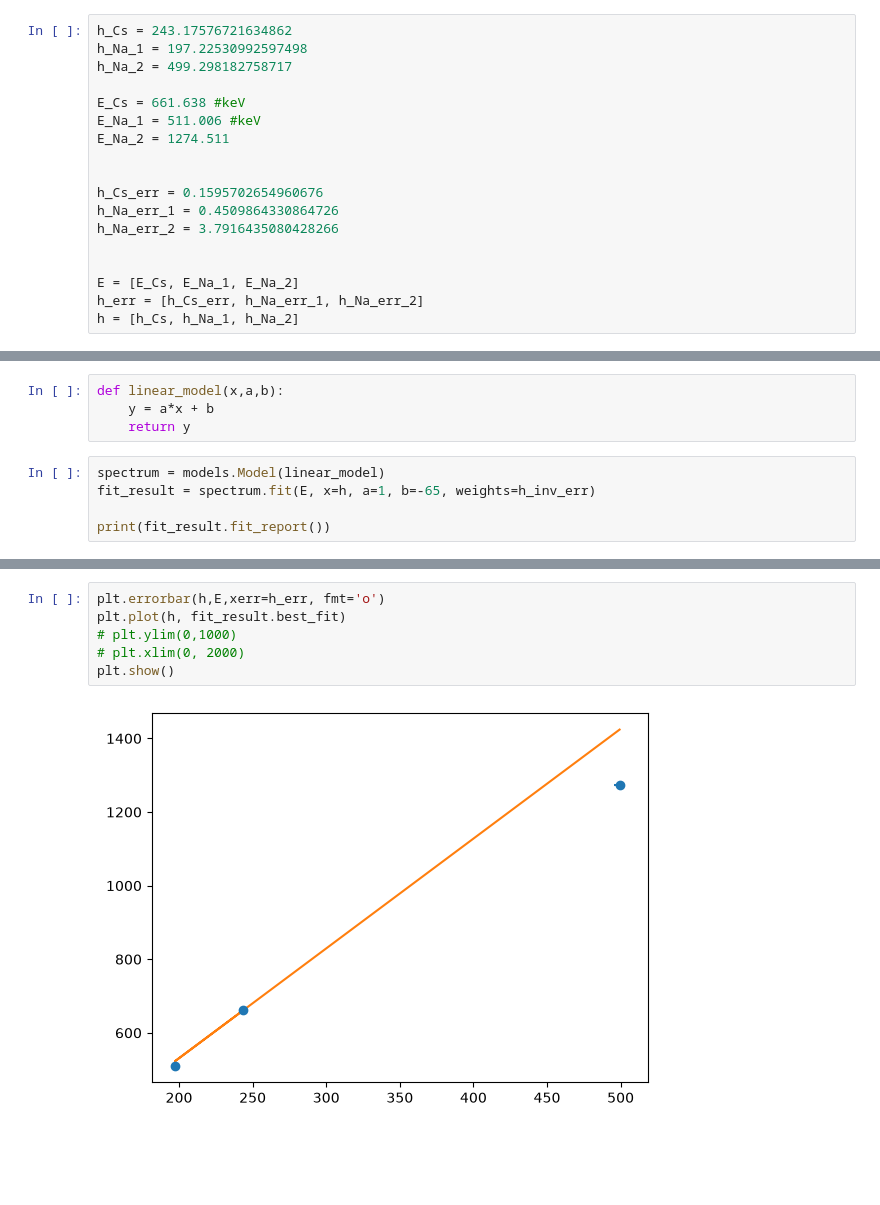
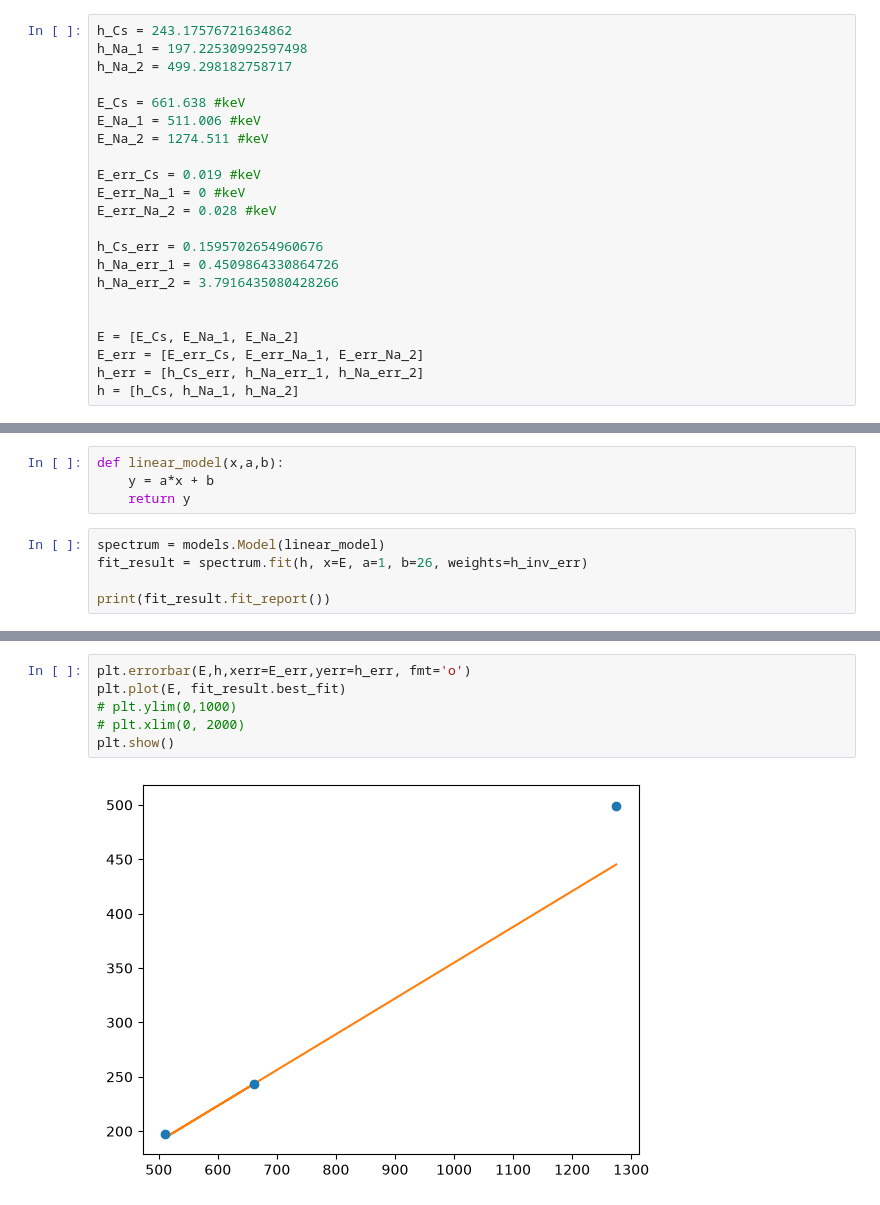
Before and after one commit to AmbervanEenennaam/practicum, a Jupyter notebook: ijking.ipynb, the cells around one changed output, grey strips where cells are left out. Cells and saved outputs as stored; diff of their text form; blank space fills up the shorter version.

```diff
--- a/ijking.ipynb
+++ b/ijking.ipynb
@@ -11,8 +11,11 @@ h_Na_2 = 499.298182758717
 
 E_Cs = 661.638 #keV
 E_Na_1 = 511.006 #keV
-E_Na_2 = 1274.511
+E_Na_2 = 1274.511 #keV
 
+E_err_Cs = 0.019 #keV
+E_err_Na_1 = 0 #keV
+E_err_Na_2 = 0.028 #keV
 
 h_Cs_err = 0.1595702654960676
 h_Na_err_1 = 0.4509864330864726
@@ -20,6 +23,7 @@ h_Na_err_2 = 3.7916435080428266
 
 
 E = [E_Cs, E_Na_1, E_Na_2]
+E_err = [E_err_Cs, E_err_Na_1, E_err_Na_2]
 h_err = [h_Cs_err, h_Na_err_1, h_Na_err_2]
 h = [h_Cs, h_Na_1, h_Na_2]
 # %%
@@ -33,7 +37,7 @@ def linear_model(x,a,b):
     return y
 # %%
 spectrum = models.Model(linear_model)
-fit_result = spectrum.fit(E, x=h, a=1, b=-65, weights=h_inv_err)
+fit_result = spectrum.fit(h, x=E, a=1, b=26, weights=h_inv_err)
 
 print(fit_result.fit_report())
 # %% [output]
@@ -57,8 +61,8 @@ print(fit_result.fit_report())
 # %%
-plt.errorbar(h,E,xerr=h_err, fmt='o')
-plt.plot(h, fit_result.best_fit)
+plt.errorbar(E,h,xerr=E_err,yerr=h_err, fmt='o')
+plt.plot(E, fit_result.best_fit)
 # plt.ylim(0,1000)
 # plt.xlim(0, 2000)
 plt.show()
 # %% [output]
-[figure, old version]
+[figure, new version]
```
Also changed, not shown: parts of 2 cells of this notebook, 3 other files.
